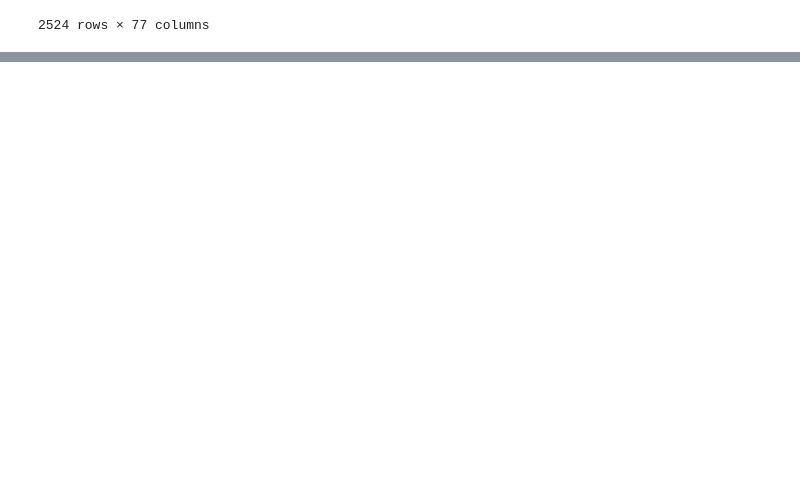
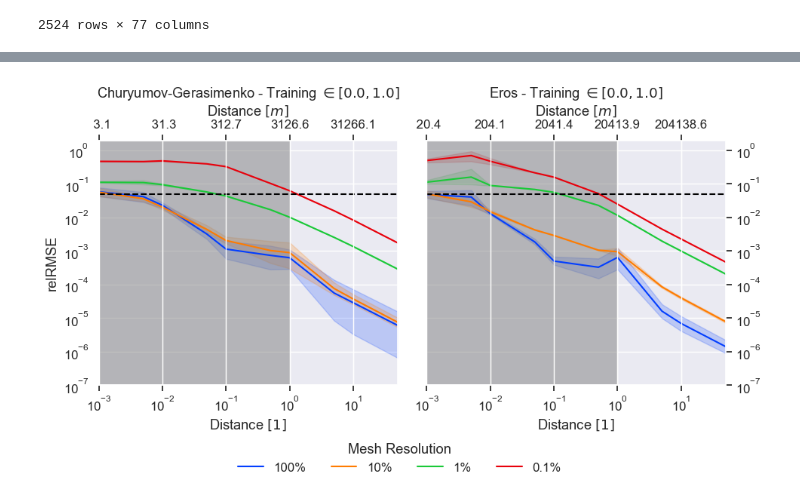
Before and after one commit to gomezzz/geodesyNets, a Jupyter notebook: P3 - Plotting Both.ipynb, the cells around one changed output, grey strips where cells are left out. Cells and saved outputs as stored; diff of their text form; code cells hidden in the pictures; blank space fills up the shorter version.

```diff
--- a/P3 - Plotting Both.ipynb
+++ b/P3 - Plotting Both.ipynb
@@ -366,0 +394,71 @@ dfm
+# %%
+df = df_copy.copy()
+
+# df = df[(df["iterations"] == 10000) & (df["pretrained_model"] == "None") & (df["resolution"] == "100%") & (df["integration_points"] == 300000) & (df["ground_truth"] == "polyhedral")]
+
+# Select from df where pretrained_model is None, and sample_domain is [0.0, 1.0], and noise is ['']
+df = df.loc[(df["ground_truth"] == "polyhedral") & (df["sample_domain"] == "[0.0, 1.0]") & (df["noise"] == "No Noise") & (df["integration_points"] == 300000) & (df["iterations"] == 10000)]
+
+interesting_columns = ["sample", "pretrained_model", "seed", "ground_truth", "resolution", "sample_domain", "noise", "iterations", "integration_points"]
+interesting_columns.extend([col for col in df if col.startswith(error_of_interest)])
+interesting_columns = [x for x in interesting_columns if "@High Altitude" not in x and "@Low Altitude" not in x]
+
+df = df[interesting_columns]
+
+unit_conversion.convert_pandas_altitudes(df, ALTITUDES, convert_height=False, only_height=True)
+df.drop(columns=["seed", "ground_truth", "integration_points", "iterations", "pretrained_model"], inplace=True)
+# %%
+dfm = df.melt(["sample", "resolution"], str_altitudes, var_name="Distance", value_name=error_of_interest)
+dfm["Distance"] = dfm["Distance"].apply(lambda x: float(x))
+dfm[error_of_interest] = dfm[error_of_interest].apply(lambda x: float(x))
+dfm.rename(columns={"resolution": "Mesh Resolution", "sample": "Sample"}, inplace=True)
+
+g = sns.relplot(
+    data=dfm, kind="line",
+    x="Distance", y=error_of_interest,
+    hue="Mesh Resolution", palette="bright", hue_order=["100%", "10%", "1%", "0.1%"],
+    col="Sample"
+)
+g.set(xlim=(0.001, 50.0), xscale='log', yscale='log', ylim=(1e-7, 2.0))
+
+g.set_titles("{col_name} - Training $\in [0.0, 1.0]$")
+
+g.map(plt.axhline, y=0.05, ls='--', c='black', label="5%")
+
+for ax in g.axes[0,:]:
+    ax.axvspan(0, 1.0, facecolor='gray', alpha=0.5)
+
+for ax in g.axes[:,1]:
+    ax.tick_params(right=True, labelright=True, labelrotation=0)
+
+sns.move_legend(g, "lower center", frameon=False, bbox_to_anchor=(0.425, -0.1), ncol=4)
+
+ax2 = g.axes[0,0].twiny()
+ax2.set_xlim((0.001, 50.0))
+ax2.set_xscale('log')
+ax2.set_xticks(ALTITUDES_np)
+ax2.set_xticklabels(ALTITUDES_metric_cg)
+ax2.tick_params(top=True, labeltop=True, labelrotation=0)
+ax2.xaxis.set_label_position('top')
+ax2.set_xlabel("Distance $[m]$")
+ax2.minorticks_off()
+g.axes[0,0].set_xlabel("Distance $[1]$")
+g.axes[0,0].minorticks_off()
+
+ax2 = g.axes[0,1].twiny()
+ax2.set_xlim((0.001, 50.0))
+ax2.set_xscale('log')
+ax2.set_xticks(ALTITUDES_np)
+ax2.set_xticklabels(ALTITUDES_metric_er)
+ax2.tick_params(top=True, labeltop=True, labelrotation=0)
+ax2.xaxis.set_label_position('top')
+ax2.set_xlabel("Distance $[m]$")
+ax2.minorticks_off()
+g.axes[0,1].set_xlabel("Distance $[1]$")
+g.axes[0,1].minorticks_off()
+
+g.tight_layout()
+save_path = os.path.join(output_directory, f"{sample}_mesh_resolution_comparison_norm_{error_of_interest}_log_line.png")
+g.savefig(save_path, dpi=300)
+# %% [output]
+[figure, added]
```
Also changed, not shown: parts of 4 cells of this notebook.
